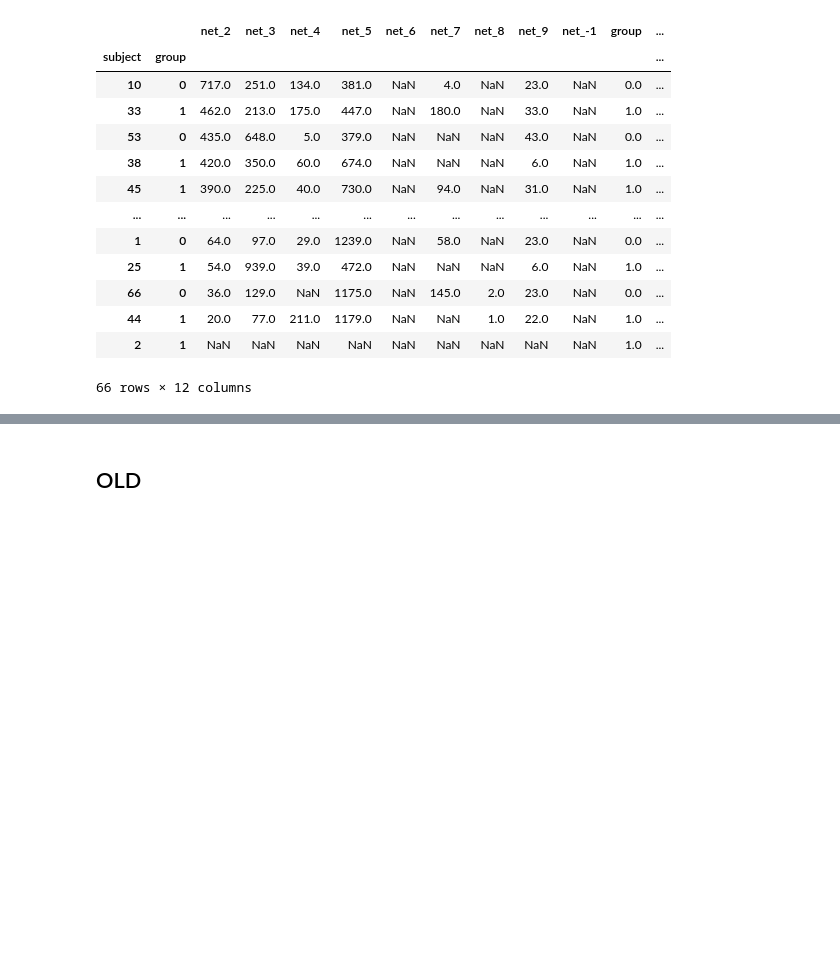
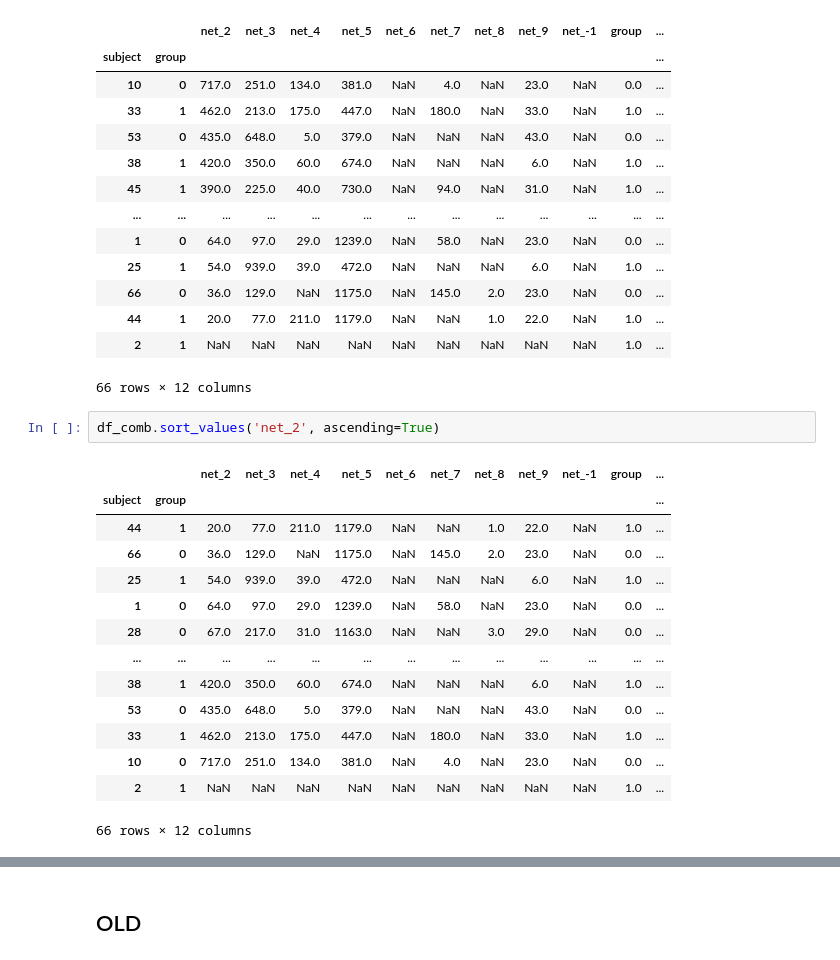
Before and after one commit to mrenke/parietal_patterns, a Jupyter notebook: networks_indTopology/groupComp_DD_01.ipynb, the cells around one changed output, grey strips where cells are left out. Drawn from its saved outputs; the diff is of its cells as text; blank space fills up the shorter version.

```diff
--- a/networks_indTopology/groupComp_DD_01.ipynb
+++ b/networks_indTopology/groupComp_DD_01.ipynb
@@ -151,3 +151,20 @@ df_comb.sort_values('net_2', ascending=False)
 | 44 | 1 | 20.0 | 77.0 | 211.0 | 1179.0 | NaN | NaN | 1.0 | 22.0 | NaN | 1.0 | ... |
 | 2 | 1 | NaN | NaN | NaN | NaN | NaN | NaN | NaN | NaN | NaN | 1.0 | ... |
 66 rows × 12 columns
+# %%
+df_comb.sort_values('net_2', ascending=True)
+# %% [output]
+|  |  | net_2 | net_3 | net_4 | net_5 | net_6 | net_7 | net_8 | net_9 | net_-1 | group | ... |
+| subject | group |  |  |  |  |  |  |  |  |  |  | ... |
+| 44 | 1 | 20.0 | 77.0 | 211.0 | 1179.0 | NaN | NaN | 1.0 | 22.0 | NaN | 1.0 | ... |
+| 66 | 0 | 36.0 | 129.0 | NaN | 1175.0 | NaN | 145.0 | 2.0 | 23.0 | NaN | 0.0 | ... |
+| 25 | 1 | 54.0 | 939.0 | 39.0 | 472.0 | NaN | NaN | NaN | 6.0 | NaN | 1.0 | ... |
+| 1 | 0 | 64.0 | 97.0 | 29.0 | 1239.0 | NaN | 58.0 | NaN | 23.0 | NaN | 0.0 | ... |
+| 28 | 0 | 67.0 | 217.0 | 31.0 | 1163.0 | NaN | NaN | 3.0 | 29.0 | NaN | 0.0 | ... |
+| ... | ... | ... | ... | ... | ... | ... | ... | ... | ... | ... | ... | ... |
+| 38 | 1 | 420.0 | 350.0 | 60.0 | 674.0 | NaN | NaN | NaN | 6.0 | NaN | 1.0 | ... |
+| 53 | 0 | 435.0 | 648.0 | 5.0 | 379.0 | NaN | NaN | NaN | 43.0 | NaN | 0.0 | ... |
+| 33 | 1 | 462.0 | 213.0 | 175.0 | 447.0 | NaN | 180.0 | NaN | 33.0 | NaN | 1.0 | ... |
+| 10 | 0 | 717.0 | 251.0 | 134.0 | 381.0 | NaN | 4.0 | NaN | 23.0 | NaN | 0.0 | ... |
+| 2 | 1 | NaN | NaN | NaN | NaN | NaN | NaN | NaN | NaN | NaN | 1.0 | ... |
+66 rows × 12 columns
```
Also changed, not shown: parts of 3 cells of this notebook, 8 other files.
